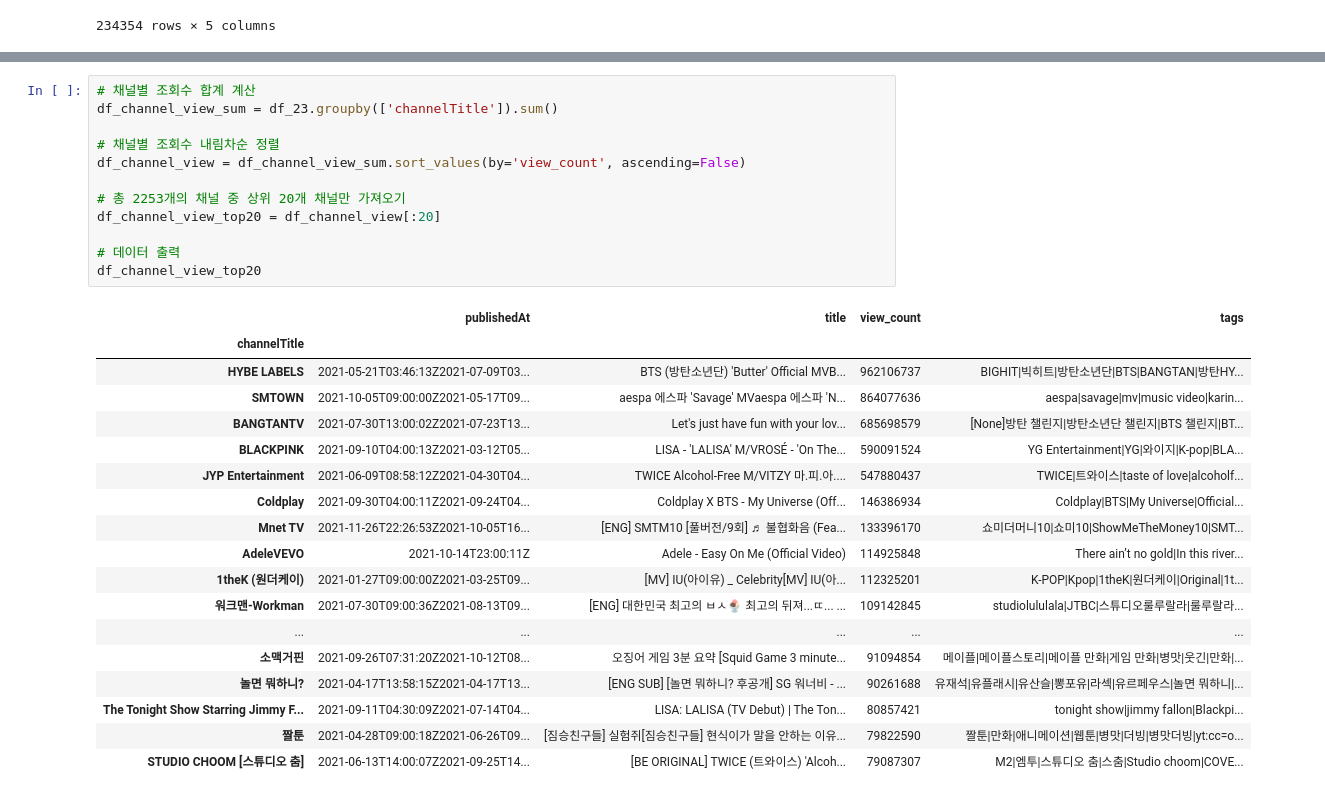
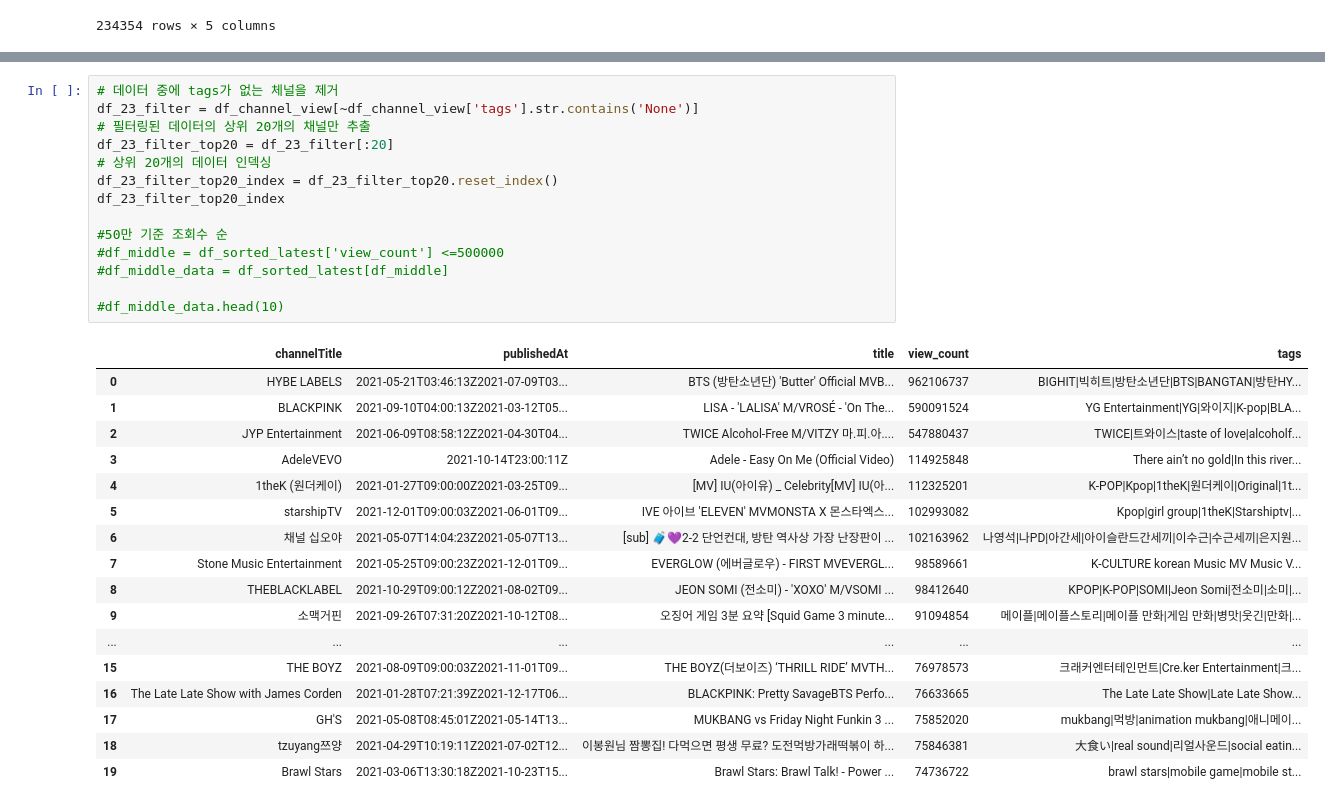
Before and after one commit to dlrkd/youtubeData, a Jupyter notebook: youtubeBigdata.ipynb, the cells around one changed output, grey strips where cells are left out. Cells and saved outputs as stored; diff of their text form.

```diff
--- a/youtubeBigdata.ipynb
+++ b/youtubeBigdata.ipynb
@@ -106,31 +97,32 @@ df_23.head(10)
-# %%
-# 채널별 조회수 합계 계산
-df_channel_view_sum = df_23.groupby(['channelTitle']).sum()
-
-# 채널별 조회수 내림차순 정렬
-df_channel_view = df_channel_view_sum.sort_values(by='view_count', ascending=False)
-
-# 총 2253개의 채널 중 상위 20개 채널만 가져오기
-df_channel_view_top20 = df_channel_view[:20]
-
-# 데이터 출력
-df_channel_view_top20
-# %% [output]
-|  | publishedAt | title | view_count | tags |
-| channelTitle |  |  |  |  |
-| HYBE LABELS | 2021-05-21T03:46:13Z2021-07-09T03... | BTS (방탄소년단) 'Butter' Official MVB... | 962106737 | BIGHIT|빅히트|방탄소년단|BTS|BANGTAN|방탄HY... |
-| SMTOWN | 2021-10-05T09:00:00Z2021-05-17T09... | aespa 에스파 'Savage' MVaespa 에스파 'N... | 864077636 | aespa|savage|mv|music video|karin... |
-| BANGTANTV | 2021-07-30T13:00:02Z2021-07-23T13... | Let's just have fun with your lov... | 685698579 | [None]방탄 챌린지|방탄소년단 챌린지|BTS 챌린지|BT... |
-| BLACKPINK | 2021-09-10T04:00:13Z2021-03-12T05... | LISA - 'LALISA' M/VROSÉ - 'On The... | 590091524 | YG Entertainment|YG|와이지|K-pop|BLA... |
-| JYP Entertainment | 2021-06-09T08:58:12Z2021-04-30T04... | TWICE Alcohol-Free M/VITZY 마.피.아.... | 547880437 | TWICE|트와이스|taste of love|alcoholf... |
-| Coldplay | 2021-09-30T04:00:11Z2021-09-24T04... | Coldplay X BTS - My Universe (Off... | 146386934 | Coldplay|BTS|My Universe|Official... |
-| Mnet TV | 2021-11-26T22:26:53Z2021-10-05T16... | [ENG] SMTM10 [풀버전/9회] ♬ 불협화음 (Fea... | 133396170 | 쇼미더머니10|쇼미10|ShowMeTheMoney10|SMT... |
-| AdeleVEVO | 2021-10-14T23:00:11Z | Adele - Easy On Me (Official Video) | 114925848 | There ain’t no gold|In this river... |
-| 1theK (원더케이) | 2021-01-27T09:00:00Z2021-03-25T09... | [MV] IU(아이유) _ Celebrity[MV] IU(아... | 112325201 | K-POP|Kpop|1theK|원더케이|Original|1t... |
-| 워크맨-Workman | 2021-07-30T09:00:36Z2021-08-13T09... | [ENG] 대한민국 최고의 ㅂㅅ🍨 최고의 뒤져...ㄸ... ... | 109142845 | studiolululala|JTBC|스튜디오룰루랄라|룰루랄라... |
-| ... | ... | ... | ... | ... |
-| 소맥거핀 | 2021-09-26T07:31:20Z2021-10-12T08... | 오징어 게임 3분 요약 [Squid Game 3 minute... | 91094854 | 메이플|메이플스토리|메이플 만화|게임 만화|병맛|웃긴|만화|... |
-| 놀면 뭐하니? | 2021-04-17T13:58:15Z2021-04-17T13... | [ENG SUB] [놀면 뭐하니? 후공개] SG 워너비 - ... | 90261688 | 유재석|유플래시|유산슬|뽕포유|라섹|유르페우스|놀면 뭐하니|... |
-| The Tonight Show Starring Jimmy F... | 2021-09-11T04:30:09Z2021-07-14T04... | LISA: LALISA (TV Debut) | The Ton... | 80857421 | tonight show|jimmy fallon|Blackpi... |
-| 짤툰 | 2021-04-28T09:00:18Z2021-06-26T09... | [짐승친구들] 실험쥐[짐승친구들] 현식이가 말을 안하는 이유... | 79822590 | 짤툰|만화|애니메이션|웹툰|병맛|더빙|병맛더빙|yt:cc=o... |
-| STUDIO CHOOM [스튜디오 춤] | 2021-06-13T14:00:07Z2021-09-25T14... | [BE ORIGINAL] TWICE (트와이스) 'Alcoh... | 79087307 | M2|엠투|스튜디오 춤|스춤|Studio choom|COVE... |
+# %%
+# 데이터 중에 tags가 없는 체널을 제거
+df_23_filter = df_channel_view[~df_channel_view['tags'].str.contains('None')]
+# 필터링된 데이터의 상위 20개의 채널만 추출
+df_23_filter_top20 = df_23_filter[:20]
+# 상위 20개의 데이터 인덱싱
+df_23_filter_top20_index = df_23_filter_top20.reset_index()
+df_23_filter_top20_index
+
+#50만 기준 조회수 순
+#df_middle = df_sorted_latest['view_count'] <=500000
+#df_middle_data = df_sorted_latest[df_middle]
+
+#df_middle_data.head(10)
+# %% [output]
+|  | channelTitle | publishedAt | title | view_count | tags |
+| 0 | HYBE LABELS | 2021-05-21T03:46:13Z2021-07-09T03... | BTS (방탄소년단) 'Butter' Official MVB... | 962106737 | BIGHIT|빅히트|방탄소년단|BTS|BANGTAN|방탄HY... |
+| 1 | BLACKPINK | 2021-09-10T04:00:13Z2021-03-12T05... | LISA - 'LALISA' M/VROSÉ - 'On The... | 590091524 | YG Entertainment|YG|와이지|K-pop|BLA... |
+| 2 | JYP Entertainment | 2021-06-09T08:58:12Z2021-04-30T04... | TWICE Alcohol-Free M/VITZY 마.피.아.... | 547880437 | TWICE|트와이스|taste of love|alcoholf... |
+| 3 | AdeleVEVO | 2021-10-14T23:00:11Z | Adele - Easy On Me (Official Video) | 114925848 | There ain’t no gold|In this river... |
+| 4 | 1theK (원더케이) | 2021-01-27T09:00:00Z2021-03-25T09... | [MV] IU(아이유) _ Celebrity[MV] IU(아... | 112325201 | K-POP|Kpop|1theK|원더케이|Original|1t... |
+| 5 | starshipTV | 2021-12-01T09:00:03Z2021-06-01T09... | IVE 아이브 'ELEVEN' MVMONSTA X 몬스타엑스... | 102993082 | Kpop|girl group|1theK|Starshiptv|... |
+| 6 | 채널 십오야 | 2021-05-07T14:04:23Z2021-05-07T13... | [sub] 🧳💜2-2 단언컨대, 방탄 역사상 가장 난장판이 ... | 102163962 | 나영석|나PD|아간세|아이슬란드간세끼|이수근|수근세끼|은지원... |
+| 7 | Stone Music Entertainment | 2021-05-25T09:00:23Z2021-12-01T09... | EVERGLOW (에버글로우) - FIRST MVEVERGL... | 98589661 | K-CULTURE korean Music MV Music V... |
+| 8 | THEBLACKLABEL | 2021-10-29T09:00:12Z2021-08-02T09... | JEON SOMI (전소미) - 'XOXO' M/VSOMI ... | 98412640 | KPOP|K-POP|SOMI|Jeon Somi|전소미|소미|... |
+| 9 | 소맥거핀 | 2021-09-26T07:31:20Z2021-10-12T08... | 오징어 게임 3분 요약 [Squid Game 3 minute... | 91094854 | 메이플|메이플스토리|메이플 만화|게임 만화|병맛|웃긴|만화|... |
+| ... | ... | ... | ... | ... | ... |
+| 15 | THE BOYZ | 2021-08-09T09:00:03Z2021-11-01T09... | THE BOYZ(더보이즈) ‘THRILL RIDE’ MVTH... | 76978573 | 크래커엔터테인먼트|Cre.ker Entertainment|크... |
+| 16 | The Late Late Show with James Corden | 2021-01-28T07:21:39Z2021-12-17T06... | BLACKPINK: Pretty SavageBTS Perfo... | 76633665 | The Late Late Show|Late Late Show... |
+| 17 | GH'S | 2021-05-08T08:45:01Z2021-05-14T13... | MUKBANG vs Friday Night Funkin 3 ... | 75852020 | mukbang|먹방|animation mukbang|애니메이... |
+| 18 | tzuyang쯔양 | 2021-04-29T10:19:11Z2021-07-02T12... | 이봉원님 짬뽕집! 다먹으면 평생 무료? 도전먹방가래떡볶이 하... | 75846381 | 大食い|real sound|리얼사운드|social eatin... |
+| 19 | Brawl Stars | 2021-03-06T13:30:18Z2021-10-23T15... | Brawl Stars: Brawl Talk! - Power ... | 74736722 | brawl stars|mobile game|mobile st... |
```
Also changed, not shown: parts of 3 cells of this notebook.
